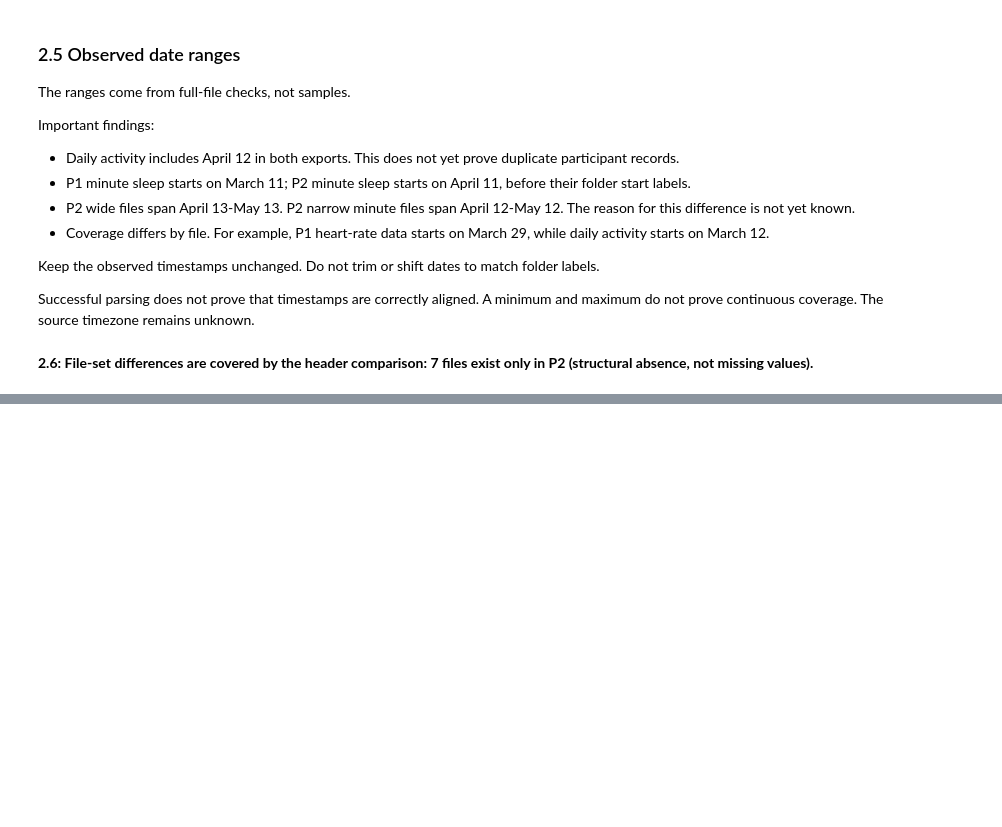
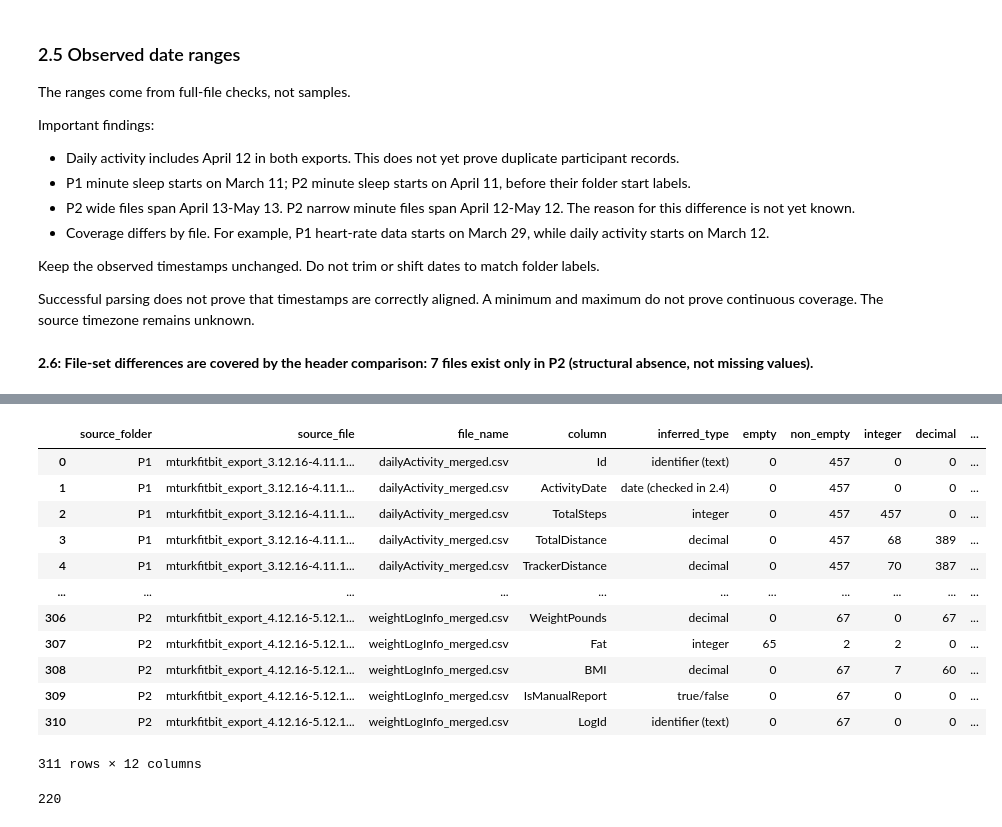
Before and after one commit to MohamadAlhajAli/fitbit-fitness-tracker, a Jupyter notebook: EDA/Simple EDA.ipynb, the cells around one changed output, grey strips where cells are left out. Saved outputs shown, nothing was run; the diff lists cells and outputs as text; code cells hidden in the pictures; blank space fills up the shorter version.

Commit message:
Add observed field dictionary and reference tables

```diff
--- a/EDA/Simple EDA.ipynb
+++ b/EDA/Simple EDA.ipynb
@@ -1052,17 +1052,3 @@ A minimum and maximum do not prove continuous coverage.
 The source timezone remains unknown.
 # %% [markdown]
 **2.6: File-set differences are covered by the header comparison: 7 files exist only in P2 (structural absence, not missing values).**
-# %%
-file_info = header_inventory.iloc[0]
-path = DATA_ROOT / file_info["source_file"]
-sample = pd.read_csv(path, nrows=3, **READ_POLICY)
-
-dictionary_records = []
-
-for column in sample.columns:
-    values = sample[column]
-
-    present = values[vlaues.notna() & values.ne("")]
-    example = (
-          present.ilco[0]
-    )
@@ -1088,0 +1192,20 @@ for column in sample.columns:
+# %%
+observed_dictionary
+# %% [output]
+|  | source_folder | source_file | file_name | column | inferred_type | empty | non_empty | integer | decimal | ... |
+| 0 | P1 | mturkfitbit_export_3.12.16-4.11.1... | dailyActivity_merged.csv | Id | identifier (text) | 0 | 457 | 0 | 0 | ... |
+| 1 | P1 | mturkfitbit_export_3.12.16-4.11.1... | dailyActivity_merged.csv | ActivityDate | date (checked in 2.4) | 0 | 457 | 0 | 0 | ... |
+| 2 | P1 | mturkfitbit_export_3.12.16-4.11.1... | dailyActivity_merged.csv | TotalSteps | integer | 0 | 457 | 457 | 0 | ... |
+| 3 | P1 | mturkfitbit_export_3.12.16-4.11.1... | dailyActivity_merged.csv | TotalDistance | decimal | 0 | 457 | 68 | 389 | ... |
+| 4 | P1 | mturkfitbit_export_3.12.16-4.11.1... | dailyActivity_merged.csv | TrackerDistance | decimal | 0 | 457 | 70 | 387 | ... |
+| ... | ... | ... | ... | ... | ... | ... | ... | ... | ... | ... |
+| 306 | P2 | mturkfitbit_export_4.12.16-5.12.1... | weightLogInfo_merged.csv | WeightPounds | decimal | 0 | 67 | 0 | 67 | ... |
+| 307 | P2 | mturkfitbit_export_4.12.16-5.12.1... | weightLogInfo_merged.csv | Fat | integer | 65 | 2 | 2 | 0 | ... |
+| 308 | P2 | mturkfitbit_export_4.12.16-5.12.1... | weightLogInfo_merged.csv | BMI | decimal | 0 | 67 | 7 | 60 | ... |
+| 309 | P2 | mturkfitbit_export_4.12.16-5.12.1... | weightLogInfo_merged.csv | IsManualReport | true/false | 0 | 67 | 0 | 0 | ... |
+| 310 | P2 | mturkfitbit_export_4.12.16-5.12.1... | weightLogInfo_merged.csv | LogId | identifier (text) | 0 | 67 | 0 | 0 | ... |
+311 rows × 12 columns
+# %%
+len(observed_dictionary["column"].unique())
+# %% [output]
+220
```
Also changed, not shown: parts of 5 cells of this notebook, 3 other files.
